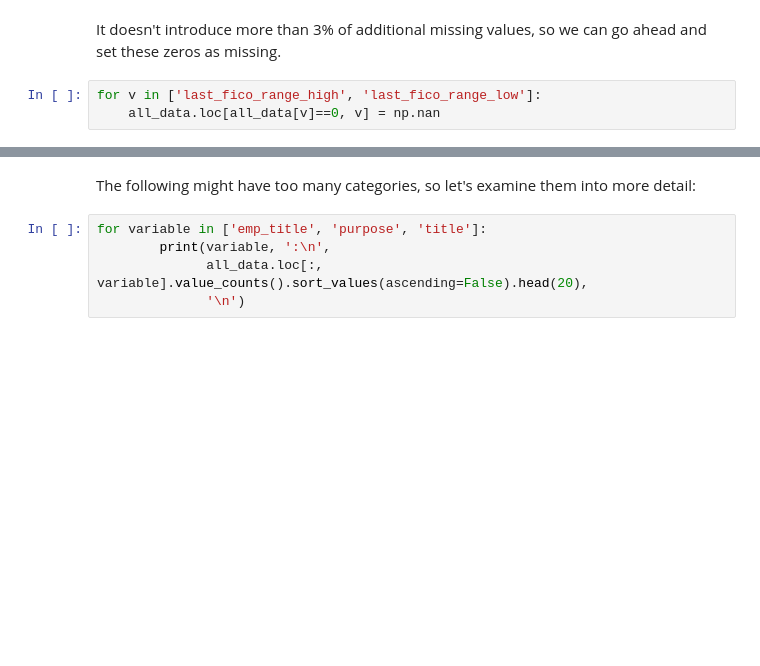
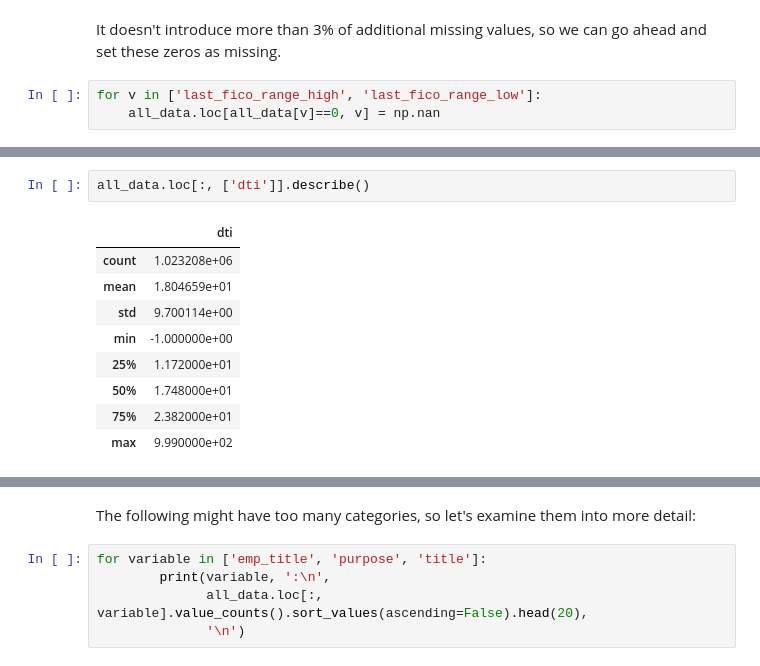
Before and after one commit to tloeber/Springboard, a Jupyter notebook: lending_club/lending_club_1.ipynb, the cells around one changed output, grey strips where cells are left out. Cells and saved outputs as stored; diff of their text form; blank space fills up the shorter version.

```diff
--- a/lending_club/lending_club_1.ipynb
+++ b/lending_club/lending_club_1.ipynb
@@ -566 +658,13 @@ Length: 62, dtype: float64
+# %%
+all_data.loc[:, ['dti']].describe()
+# %% [output]
+|  | dti |
+| count | 1.023208e+06 |
+| mean | 1.804659e+01 |
+| std | 9.700114e+00 |
+| min | -1.000000e+00 |
+| 25% | 1.172000e+01 |
+| 50% | 1.748000e+01 |
+| 75% | 2.382000e+01 |
+| max | 9.990000e+02 |
 # %%
```
Also changed, not shown: parts of 37 cells of this notebook.
